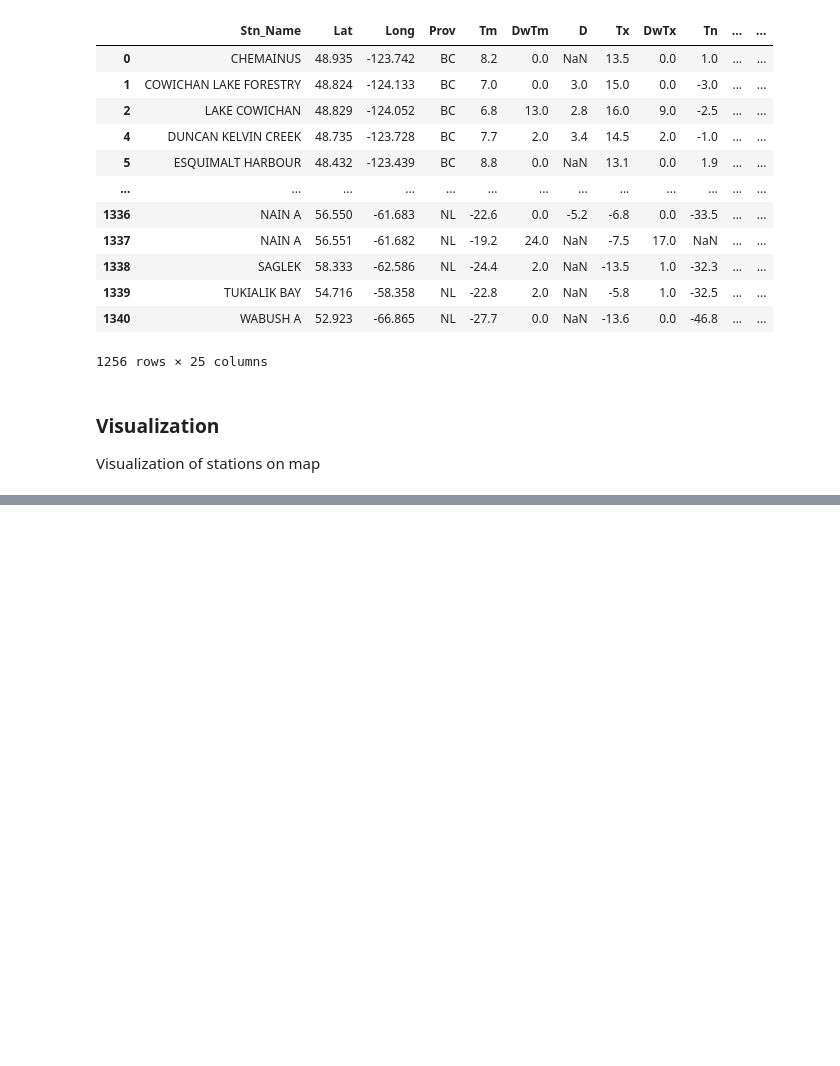
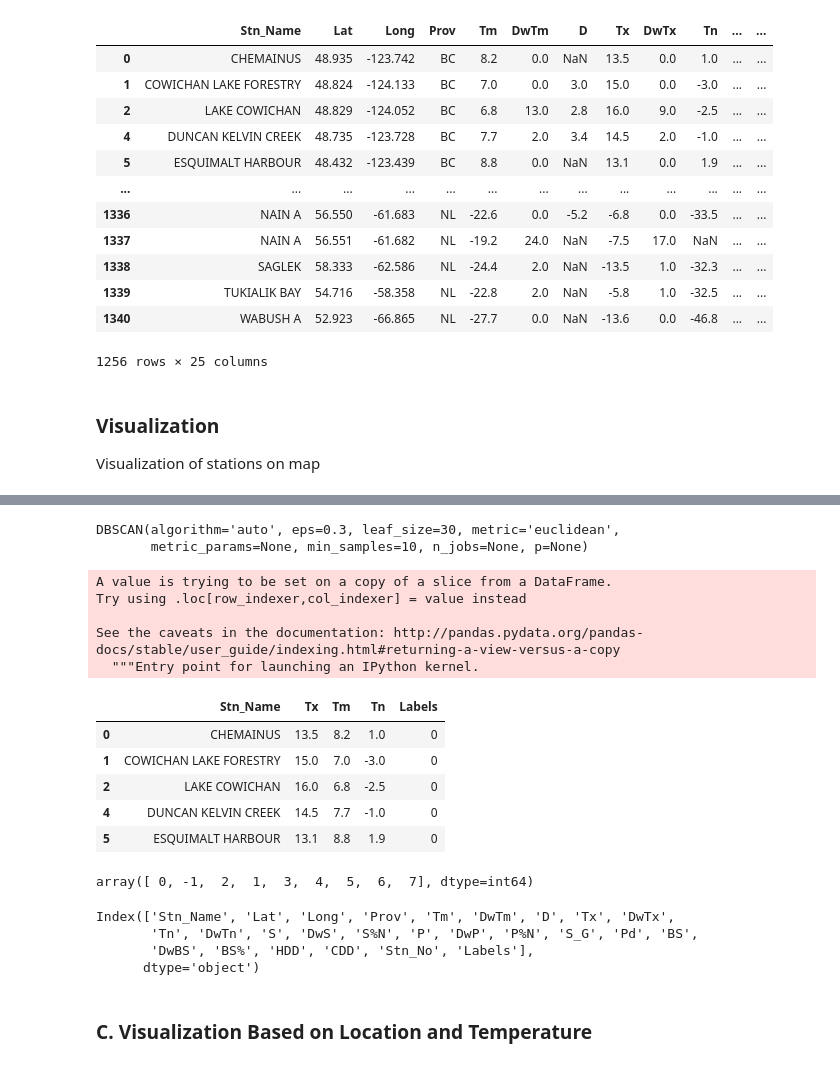
Before and after one commit to muhammad-usman147/DataScienceWork, a Jupyter notebook: WeatherStationClustering-using-DBSCAN.ipynb, the cells around one changed output, grey strips where cells are left out. Saved outputs shown, nothing was run; the diff lists cells and outputs as text; code cells hidden in the pictures; blank space fills up the shorter version.

Commit message:
clustering using DBSCAN data

```diff
--- a/WeatherStationClustering-using-DBSCAN.ipynb
+++ b/WeatherStationClustering-using-DBSCAN.ipynb
@@ -54,0 +201,6 @@ Visualization of stations on map
+# %%
+Cluster = df[['Lat','Long','Tx','Tm','Tn']]
+# %%
+Cluster = np.nan_to_num(Cluster)
+Cluster = StandardScaler().fit_transform(Cluster)
+Cluster
@@ -54,0 +215,7 @@ Visualization of stations on map
+# %%
+#Compute DBSCAN
+db = DBSCAN(eps = 0.3,min_samples= 10)
+db.fit(Cluster)
+# %% [output]
+DBSCAN(algorithm='auto', eps=0.3, leaf_size=30, metric='euclidean',
+       metric_params=None, min_samples=10, n_jobs=None, p=None)
@@ -54,0 +225,30 @@ Visualization of stations on map
+# %%
+df['Labels'] = db.labels_
+# %% [output]
+A value is trying to be set on a copy of a slice from a DataFrame.
+Try using .loc[row_indexer,col_indexer] = value instead
+
+See the caveats in the documentation: http://pandas.pydata.org/pandas-docs/stable/user_guide/indexing.html#returning-a-view-versus-a-copy
+  """Entry point for launching an IPython kernel.
+# %%
+df[["Stn_Name","Tx","Tm","Tn","Labels"]].head()
+# %% [output]
+|  | Stn_Name | Tx | Tm | Tn | Labels |
+| 0 | CHEMAINUS | 13.5 | 8.2 | 1.0 | 0 |
+| 1 | COWICHAN LAKE FORESTRY | 15.0 | 7.0 | -3.0 | 0 |
+| 2 | LAKE COWICHAN | 16.0 | 6.8 | -2.5 | 0 |
+| 4 | DUNCAN KELVIN CREEK | 14.5 | 7.7 | -1.0 | 0 |
+| 5 | ESQUIMALT HARBOUR | 13.1 | 8.8 | 1.9 | 0 |
+# %%
+df['Labels'].unique()
+# %% [output]
+array([ 0, -1,  2,  1,  3,  4,  5,  6,  7], dtype=int64)
+# %%
+df.columns
+# %% [output]
+Index(['Stn_Name', 'Lat', 'Long', 'Prov', 'Tm', 'DwTm', 'D', 'Tx', 'DwTx',
+       'Tn', 'DwTn', 'S', 'DwS', 'S%N', 'P', 'DwP', 'P%N', 'S_G', 'Pd', 'BS',
+       'DwBS', 'BS%', 'HDD', 'CDD', 'Stn_No', 'Labels'],
+      dtype='object')
+# %% [markdown]
+### C. Visualization Based on Location and Temperature
```
Also changed, not shown: parts of 37 cells of this notebook.
